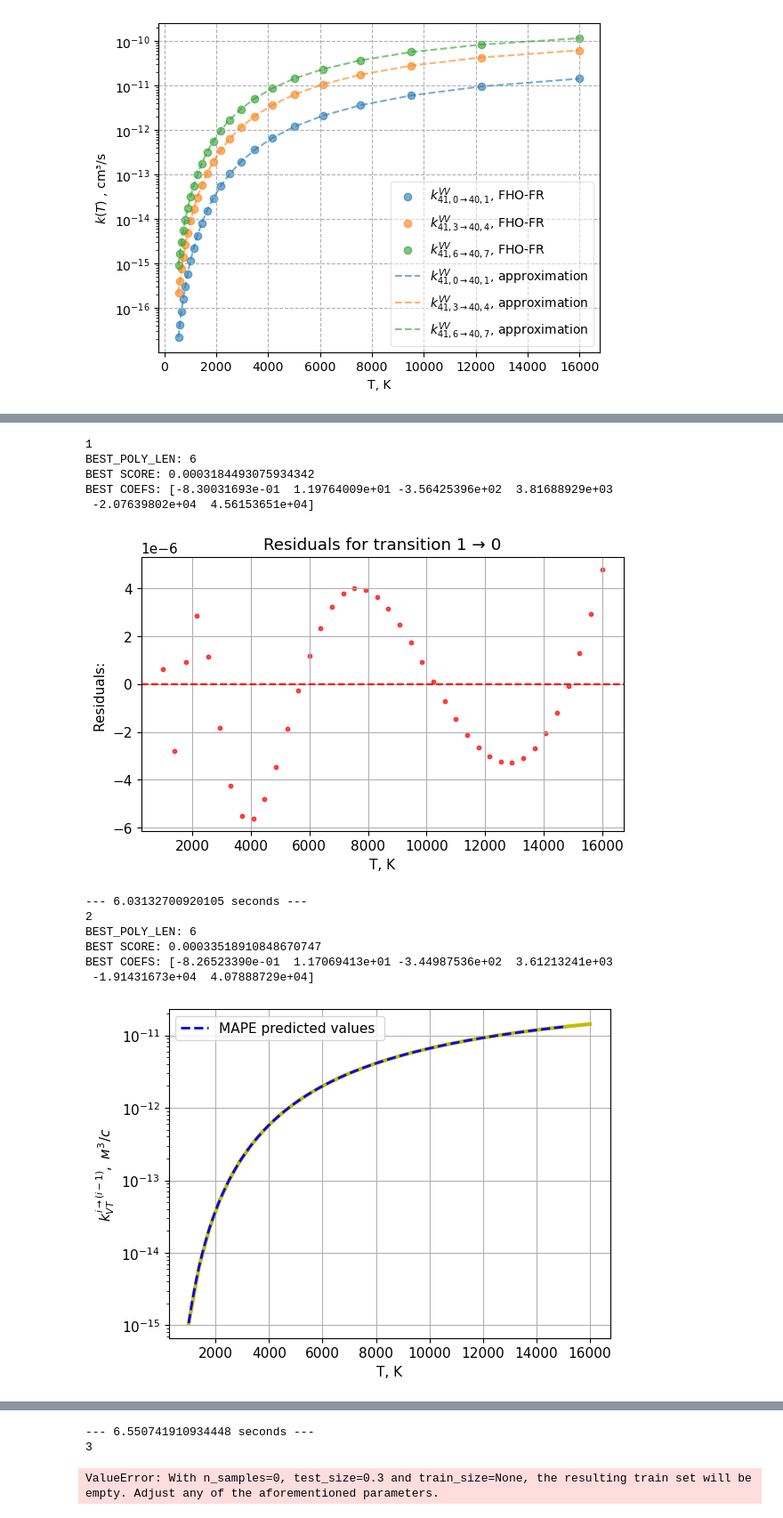
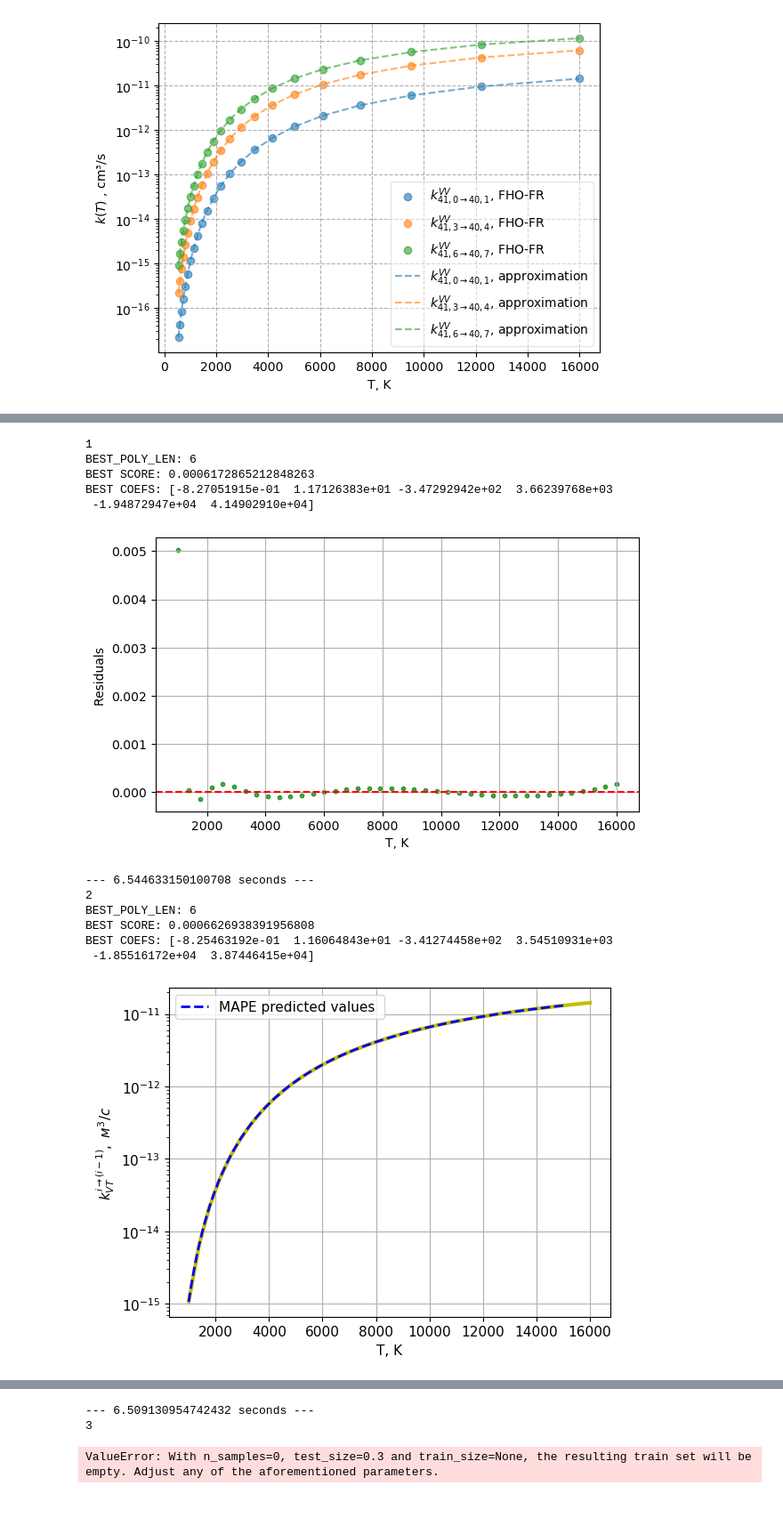
Before and after one commit to st107958/fho_gen, a Jupyter notebook: FHO_FR_VV/regression.ipynb, the cells around one changed output, grey strips where cells are left out. Shown at 89% size. Drawn from its saved outputs; the diff is of its cells as text; code cells hidden in the pictures.

```diff
--- a/FHO_FR_VV/regression.ipynb
+++ b/FHO_FR_VV/regression.ipynb
@@ -10,6 +10,8 @@ import matplotlib.pyplot as plt
 import time
 # %%
 df_k = pd.read_csv('N2.csv')
+# %%
+df_k = pd.read_csv('O2_v1.csv')
 # %%
 df_test = pd.read_csv('N2_test.csv')
 # %%
@@ -111,0 +330,9 @@ print(f"Время выполнения: {execution_time:.4f} секунд")
+# %%
+import json
+
+for k in all_coeffs.keys():
+    if not isinstance(k, (str, int, float, bool, type(None))):
+        print("BAD KEY:", k, type(k))
+
+with open('coeffs_sparse.json', 'w') as f:
+    json.dump(all_coeffs, f)
@@ -337,6 +572,8 @@ def rmsle_loss(coef, T, k, coef_num, regul_coef):
 # %%
 # df = pd.read_csv('kvt_FHO-FR_MM_O2-O2_FULL.txt', sep=' ')
 df = pd.read_csv('N2_long.csv')
+
+plt.style.use('default')
 
 mape_i_err = []
 
@@ -412,20 +649,20 @@ with open('coefs.txt', 'w') as coef_file:
             for xs in X_res
         ])
 
-        residuals = np.exp(y_true_norm * norm_y) - np.exp(y_pred_norm * norm_y)
-        residuals_log_norm = y_true_norm - y_pred_norm
-        residuals_log = residuals_log * norm_y
-
+        residuals = (np.exp(y_true_norm * norm_y) - np.exp(y_pred_norm * norm_y) ) / np.exp(y_true_norm * norm_y)
+        # residuals_log_norm = y_true_norm - y_pred_norm
+        # residuals_log = residuals_log * norm_y
+        plt.style.use('default')
 
         plt.figure(figsize=(7,4))
-        # plt.scatter(X_res, residuals, s=10, alpha=0.7, color='green')
+        plt.scatter(X_res, residuals, s=10, alpha=0.7, color='green')
         # plt.scatter(X_res, np.log(np.absolute(residuals)), s=10, alpha=0.7, color='green')
-        plt.scatter(X_res, residuals_log_norm, s=10, alpha=0.7, color='red')
+        # plt.scatter(X_res, residuals_log_norm, s=10, alpha=0.7, color='red')
         # plt.scatter(X_res, residuals_log, s=10, alpha=0.7, color='red')
         plt.axhline(0, color='red', linestyle='--')
         plt.xlabel("T, K")
-        plt.ylabel(r"Residuals: ")
-        plt.title(f"Residuals for transition {k} → {k-1}")
+        plt.ylabel(r"Residuals ")
+        # plt.title(f"Residuals for transition {k} → {k-1}")
         plt.grid()
         plt.show()
 
@@ -449,44 +686,44 @@ with open('coefs.txt', 'w') as coef_file:
         if k == 1:
             plt_color1 = 'y'
             plt_color2 = 'b--'
         elif k == 5:
             plt_color1 = 'g'
             plt_color2 = 'c--'
         else:
             plt_color1 = 'b'
             plt_color2 = 'y--'
 
 
         # print(f'X: {X}')
         # print(f'y: {y}')
         # print(f'X_for_figure1: {X_for_figure1}')
         # print(f'y_mape: {y_mape}')
 
         plt.rcParams.update({'font.size': 11})
         plt.plot(X, y, plt_color1, linewidth=3)
         plt.plot(X_for_figure1, y_mape, plt_color2, label='MAPE predicted values ' , linewidth=2)
         ax = plt.gca()
         #ax.set_xlim([0,10000])
         #ax.set_ylim([1e-17,1e-9])
         plt.yscale("logit")
         plt.xlabel("T, K")
         plt.ylabel(r"$k_{VT}^{i \to (i-1)},~м^3/c$")
         plt.grid()
         plt.legend()
-    # plt.savefig(f'O2-O2_{k}->{k-1}_merged.png')
-        #plt.show()
-    #plt.savefig('res_regression_MM.png', dpi=500, bbox_inches='tight')
+plt.savefig(f'O2-O2_{k}->{k-1}_merged.png')
+plt.show()
+plt.savefig('res_regression_MM.png', dpi=500, bbox_inches='tight')
 # %% [output]
 1
 BEST_POLY_LEN: 6
-BEST SCORE: 0.0003184493075934342
-BEST COEFS: [-8.30031693e-01  1.19764009e+01 -3.56425396e+02  3.81688929e+03
- -2.07639802e+04  4.56153651e+04]
+BEST SCORE: 0.0006172865212848263
+BEST COEFS: [-8.27051915e-01  1.17126383e+01 -3.47292942e+02  3.66239768e+03
+ -1.94872947e+04  4.14902910e+04]
-[figure, old version]
+[figure, new version]
---- 6.03132700920105 seconds ---
+--- 6.544633150100708 seconds ---
 2
 BEST_POLY_LEN: 6
-BEST SCORE: 0.00033518910848670747
-BEST COEFS: [-8.26523390e-01  1.17069413e+01 -3.44987536e+02  3.61213241e+03
- -1.91431673e+04  4.07888729e+04]
+BEST SCORE: 0.0006626938391956808
+BEST COEFS: [-8.25463192e-01  1.16064843e+01 -3.41274458e+02  3.54510931e+03
+ -1.85516172e+04  3.87446415e+04]
 [figure]
@@ -494,4 +731,4 @@ BEST COEFS: [-8.26523390e-01  1.17069413e+01 -3.44987536e+02  3.61213241e+03
---- 6.550741910934448 seconds ---
+--- 6.509130954742432 seconds ---
 3
 ValueError: With n_samples=0, test_size=0.3 and train_size=None, the resulting train set will be empty. Adjust any of the aforementioned parameters.
 [figure]
```
Also changed, not shown: parts of 12 cells of this notebook, 45 other files.
